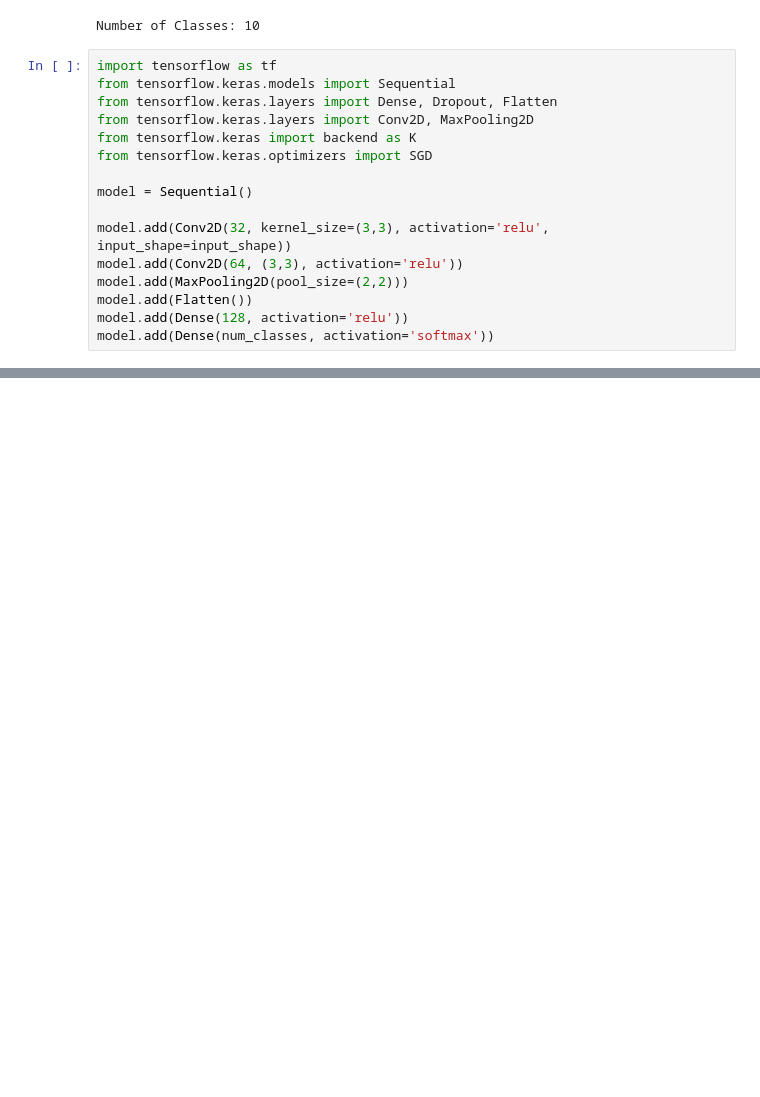
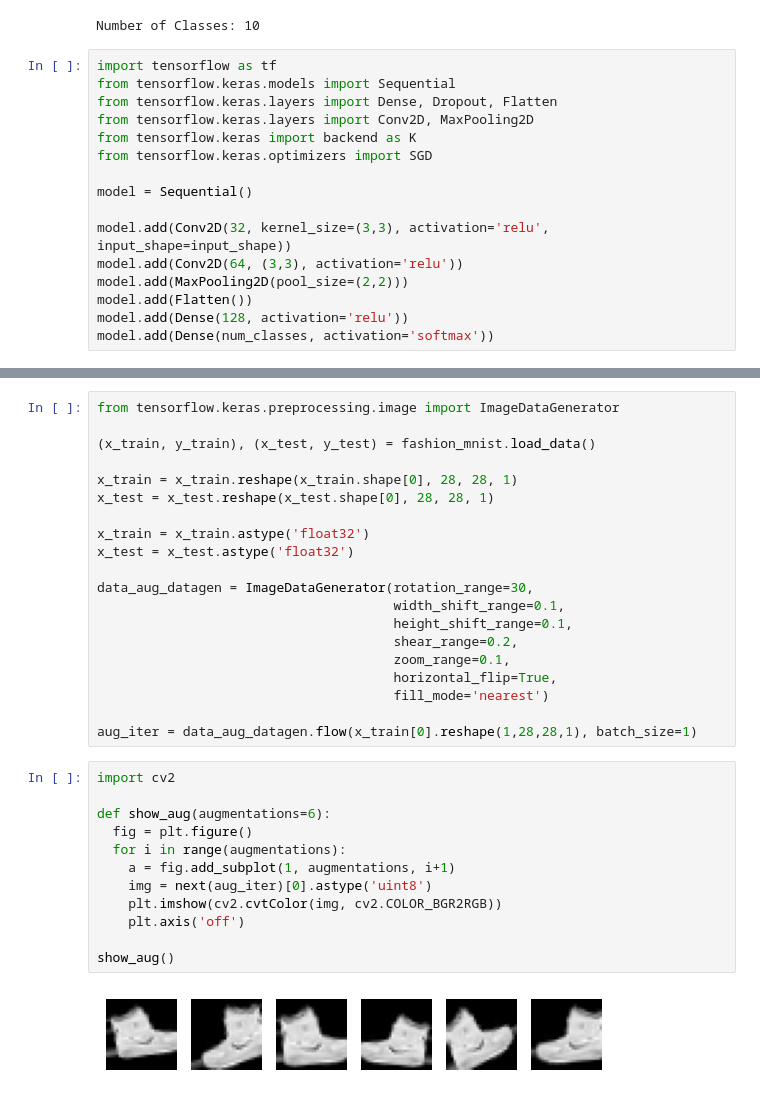
Before and after one commit to alexmacharia/deep_learning_projects, a Jupyter notebook: 5_Keras_Fashion_Mnist.ipynb, the cells around one changed output, grey strips where cells are left out. Drawn from its saved outputs; the diff is of its cells as text; blank space fills up the shorter version.

```diff
--- a/5_Keras_Fashion_Mnist.ipynb
+++ b/5_Keras_Fashion_Mnist.ipynb
@@ -89,0 +155,34 @@ model.add(Dense(num_classes, activation='softmax'))
+# %%
+from tensorflow.keras.preprocessing.image import ImageDataGenerator
+
+(x_train, y_train), (x_test, y_test) = fashion_mnist.load_data()
+
+x_train = x_train.reshape(x_train.shape[0], 28, 28, 1)
+x_test = x_test.reshape(x_test.shape[0], 28, 28, 1)
+
+x_train = x_train.astype('float32')
+x_test = x_test.astype('float32')
+
+data_aug_datagen = ImageDataGenerator(rotation_range=30,
+                                      width_shift_range=0.1,
+                                      height_shift_range=0.1,
+                                      shear_range=0.2,
+                                      zoom_range=0.1,
+                                      horizontal_flip=True,
+                                      fill_mode='nearest')
+
+aug_iter = data_aug_datagen.flow(x_train[0].reshape(1,28,28,1), batch_size=1)
+# %%
+import cv2
+
+def show_aug(augmentations=6):
+  fig = plt.figure()
+  for i in range(augmentations):
+    a = fig.add_subplot(1, augmentations, i+1)
+    img = next(aug_iter)[0].astype('uint8')
+    plt.imshow(cv2.cvtColor(img, cv2.COLOR_BGR2RGB))
+    plt.axis('off')
+
+show_aug()
+# %% [output]
+[figure, added]
```
Also changed, not shown: parts of 3 cells of this notebook.
